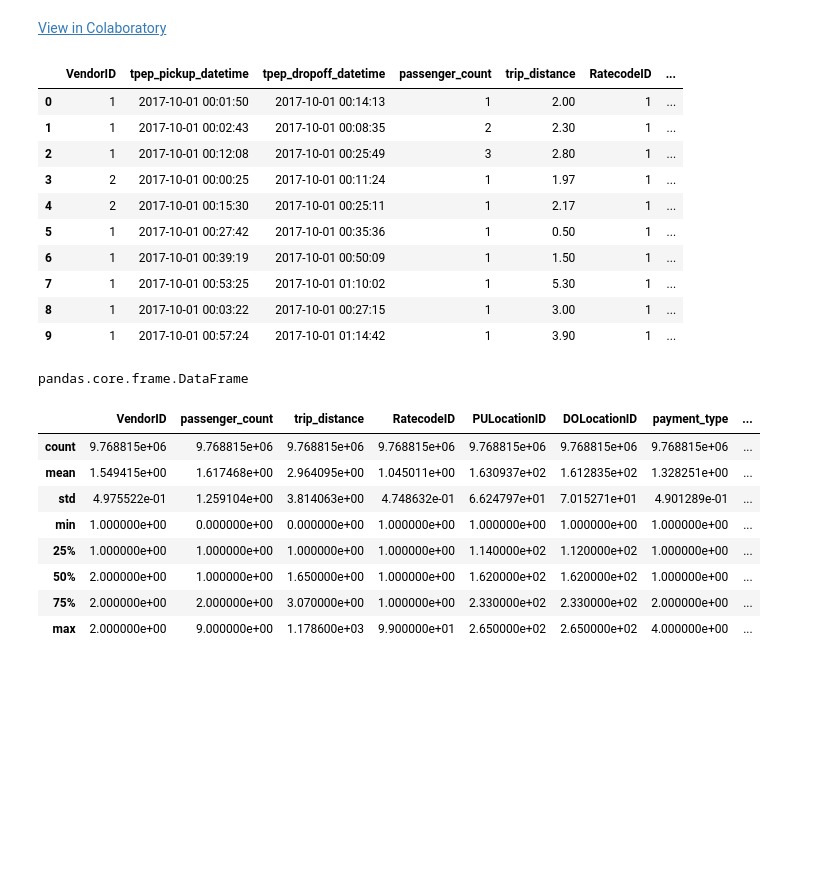
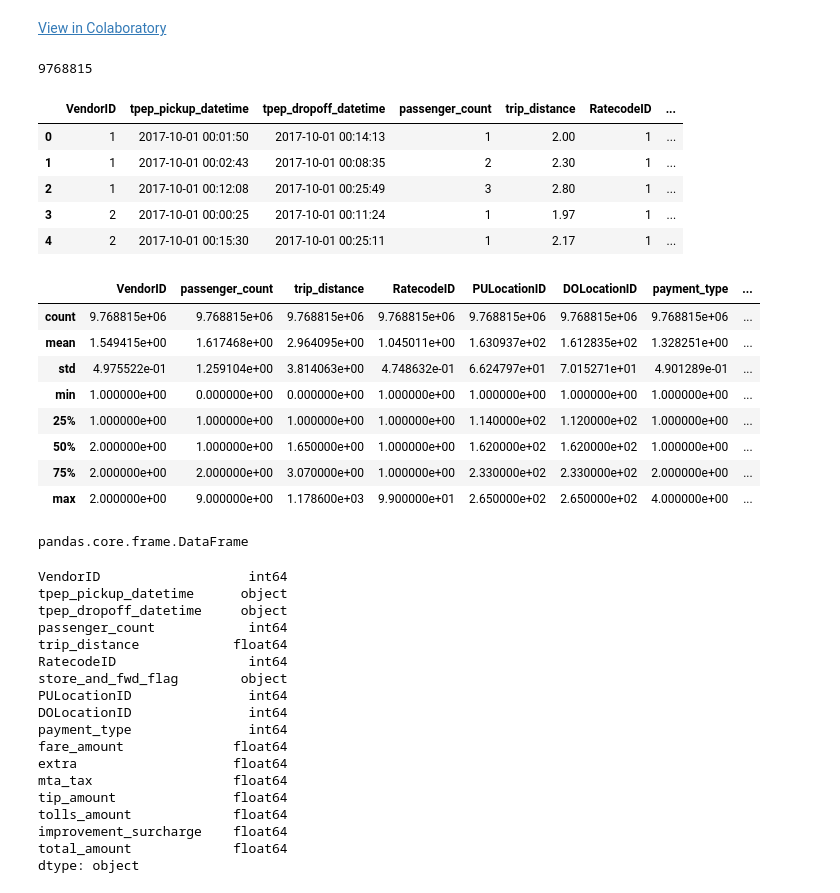
Before and after one commit to pelingundogdu/DSF-assignments, a Jupyter notebook: answers.ipynb, the cells around one changed output. Saved outputs shown, nothing was run; the diff lists cells and outputs as text; code cells hidden in the pictures; blank space fills up the shorter version.

```diff
--- a/answers.ipynb
+++ b/answers.ipynb
@@ -8,0 +13,4 @@ nyc_taxi = pd.read_csv(url)
+# %%
+len(nyc_taxi)
+# %% [output]
+9768815
@@ -9,14 +21,9 @@ nyc_taxi = pd.read_csv(url)
 # %%
-nyc_taxi.head(10)
+nyc_taxi.head()
 # %% [output]
 |  | VendorID | tpep_pickup_datetime | tpep_dropoff_datetime | passenger_count | trip_distance | RatecodeID | ... |
 | 0 | 1 | 2017-10-01 00:01:50 | 2017-10-01 00:14:13 | 1 | 2.00 | 1 | ... |
 | 1 | 1 | 2017-10-01 00:02:43 | 2017-10-01 00:08:35 | 2 | 2.30 | 1 | ... |
 | 2 | 1 | 2017-10-01 00:12:08 | 2017-10-01 00:25:49 | 3 | 2.80 | 1 | ... |
 | 3 | 2 | 2017-10-01 00:00:25 | 2017-10-01 00:11:24 | 1 | 1.97 | 1 | ... |
 | 4 | 2 | 2017-10-01 00:15:30 | 2017-10-01 00:25:11 | 1 | 2.17 | 1 | ... |
-| 5 | 1 | 2017-10-01 00:27:42 | 2017-10-01 00:35:36 | 1 | 0.50 | 1 | ... |
-| 6 | 1 | 2017-10-01 00:39:19 | 2017-10-01 00:50:09 | 1 | 1.50 | 1 | ... |
-| 7 | 1 | 2017-10-01 00:53:25 | 2017-10-01 01:10:02 | 1 | 5.30 | 1 | ... |
-| 8 | 1 | 2017-10-01 00:03:22 | 2017-10-01 00:27:15 | 1 | 3.00 | 1 | ... |
-| 9 | 1 | 2017-10-01 00:57:24 | 2017-10-01 01:14:42 | 1 | 3.90 | 1 | ... |
@@ -22,0 +32,12 @@ nyc_taxi.head(10)
+# %%
+nyc_taxi.describe()
+# %% [output]
+|  | VendorID | passenger_count | trip_distance | RatecodeID | PULocationID | DOLocationID | payment_type | ... |
+| count | 9.768815e+06 | 9.768815e+06 | 9.768815e+06 | 9.768815e+06 | 9.768815e+06 | 9.768815e+06 | 9.768815e+06 | ... |
+| mean | 1.549415e+00 | 1.617468e+00 | 2.964095e+00 | 1.045011e+00 | 1.630937e+02 | 1.612835e+02 | 1.328251e+00 | ... |
+| std | 4.975522e-01 | 1.259104e+00 | 3.814063e+00 | 4.748632e-01 | 6.624797e+01 | 7.015271e+01 | 4.901289e-01 | ... |
+| min | 1.000000e+00 | 0.000000e+00 | 0.000000e+00 | 1.000000e+00 | 1.000000e+00 | 1.000000e+00 | 1.000000e+00 | ... |
+| 25% | 1.000000e+00 | 1.000000e+00 | 1.000000e+00 | 1.000000e+00 | 1.140000e+02 | 1.120000e+02 | 1.000000e+00 | ... |
+| 50% | 2.000000e+00 | 1.000000e+00 | 1.650000e+00 | 1.000000e+00 | 1.620000e+02 | 1.620000e+02 | 1.000000e+00 | ... |
+| 75% | 2.000000e+00 | 2.000000e+00 | 3.070000e+00 | 1.000000e+00 | 2.330000e+02 | 2.330000e+02 | 2.000000e+00 | ... |
+| max | 2.000000e+00 | 9.000000e+00 | 1.178600e+03 | 9.900000e+01 | 2.650000e+02 | 2.650000e+02 | 4.000000e+00 | ... |
@@ -27,12 +52,21 @@ pandas.core.frame.DataFrame
 # %%
-nyc_taxi.describe()
+nyc_taxi.dtypes
 # %% [output]
-|  | VendorID | passenger_count | trip_distance | RatecodeID | PULocationID | DOLocationID | payment_type | ... |
-| count | 9.768815e+06 | 9.768815e+06 | 9.768815e+06 | 9.768815e+06 | 9.768815e+06 | 9.768815e+06 | 9.768815e+06 | ... |
-| mean | 1.549415e+00 | 1.617468e+00 | 2.964095e+00 | 1.045011e+00 | 1.630937e+02 | 1.612835e+02 | 1.328251e+00 | ... |
-| std | 4.975522e-01 | 1.259104e+00 | 3.814063e+00 | 4.748632e-01 | 6.624797e+01 | 7.015271e+01 | 4.901289e-01 | ... |
-| min | 1.000000e+00 | 0.000000e+00 | 0.000000e+00 | 1.000000e+00 | 1.000000e+00 | 1.000000e+00 | 1.000000e+00 | ... |
-| 25% | 1.000000e+00 | 1.000000e+00 | 1.000000e+00 | 1.000000e+00 | 1.140000e+02 | 1.120000e+02 | 1.000000e+00 | ... |
-| 50% | 2.000000e+00 | 1.000000e+00 | 1.650000e+00 | 1.000000e+00 | 1.620000e+02 | 1.620000e+02 | 1.000000e+00 | ... |
-| 75% | 2.000000e+00 | 2.000000e+00 | 3.070000e+00 | 1.000000e+00 | 2.330000e+02 | 2.330000e+02 | 2.000000e+00 | ... |
-| max | 2.000000e+00 | 9.000000e+00 | 1.178600e+03 | 9.900000e+01 | 2.650000e+02 | 2.650000e+02 | 4.000000e+00 | ... |
+VendorID                   int64
+tpep_pickup_datetime      object
+tpep_dropoff_datetime     object
+passenger_count            int64
+trip_distance            float64
+RatecodeID                 int64
+store_and_fwd_flag        object
+PULocationID               int64
+DOLocationID               int64
+payment_type               int64
+fare_amount              float64
+extra                    float64
+mta_tax                  float64
+tip_amount               float64
+tolls_amount             float64
+improvement_surcharge    float64
+total_amount             float64
+dtype: object
```
Also changed, not shown: parts of 11 cells of this notebook.
